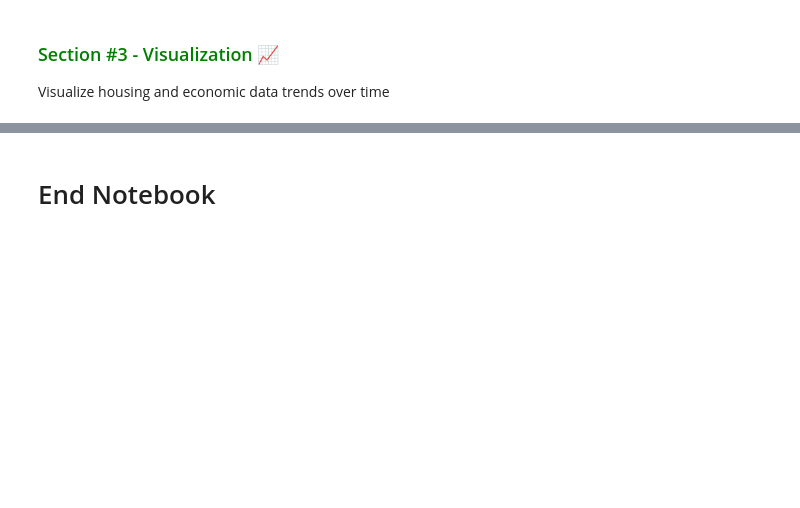
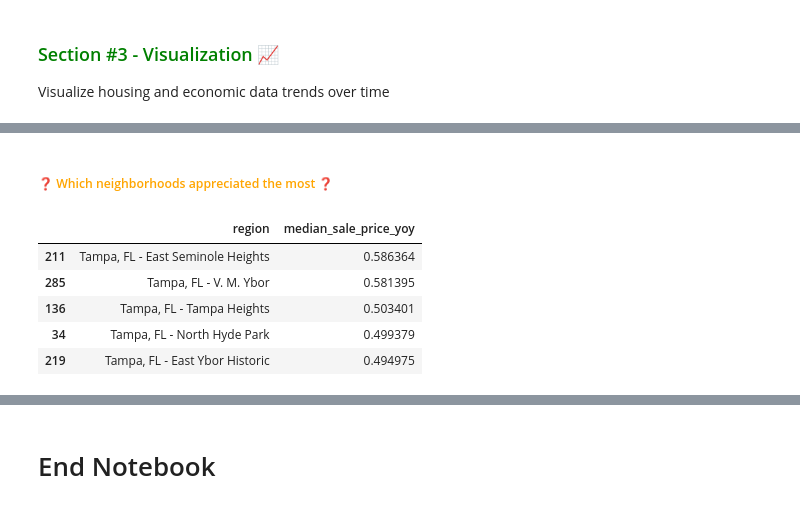
Before and after one commit to analyticsariel/projects, a Jupyter notebook: API_US_Housing_Market_Data.ipynb, the cells around one changed output, grey strips where cells are left out. Saved outputs shown, nothing was run; the diff lists cells and outputs as text; code cells hidden in the pictures; blank space fills up the shorter version.

```diff
--- a/API_US_Housing_Market_Data.ipynb
+++ b/API_US_Housing_Market_Data.ipynb
@@ -512,0 +616,13 @@ Visualize housing and economic data trends over time
+# %% [markdown]
+##### <font color="orange">❓ Which neighborhoods appreciated the most ❓</font>
+# %%
+df_sf.loc[(df_sf['period_begin'] == max_period)]\
+  .sort_values(by=['median_sale_price_yoy'], ascending=False)\
+  [['region', 'median_sale_price_yoy']].head()
+# %% [output]
+|  | region | median_sale_price_yoy |
+| 211 | Tampa, FL - East Seminole Heights | 0.586364 |
+| 285 | Tampa, FL - V. M. Ybor | 0.581395 |
+| 136 | Tampa, FL - Tampa Heights | 0.503401 |
+| 34 | Tampa, FL - North Hyde Park | 0.499379 |
+| 219 | Tampa, FL - East Ybor Historic | 0.494975 |
```
Also changed, not shown: parts of 17 cells of this notebook.
